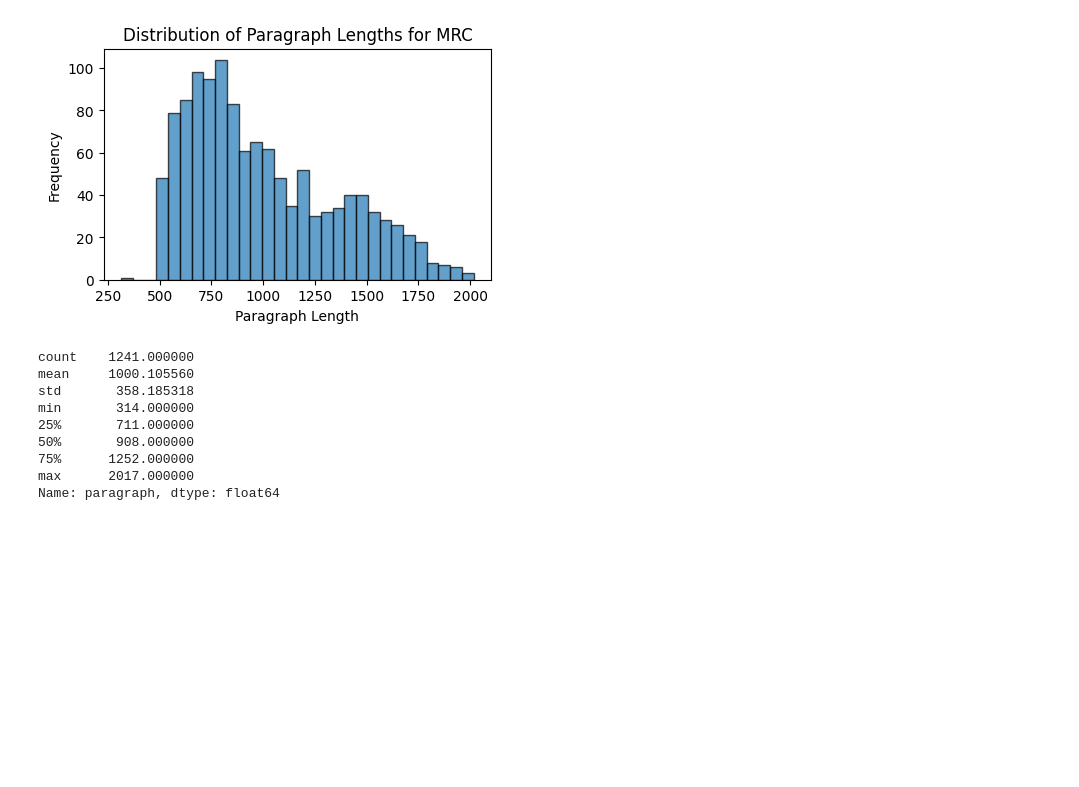
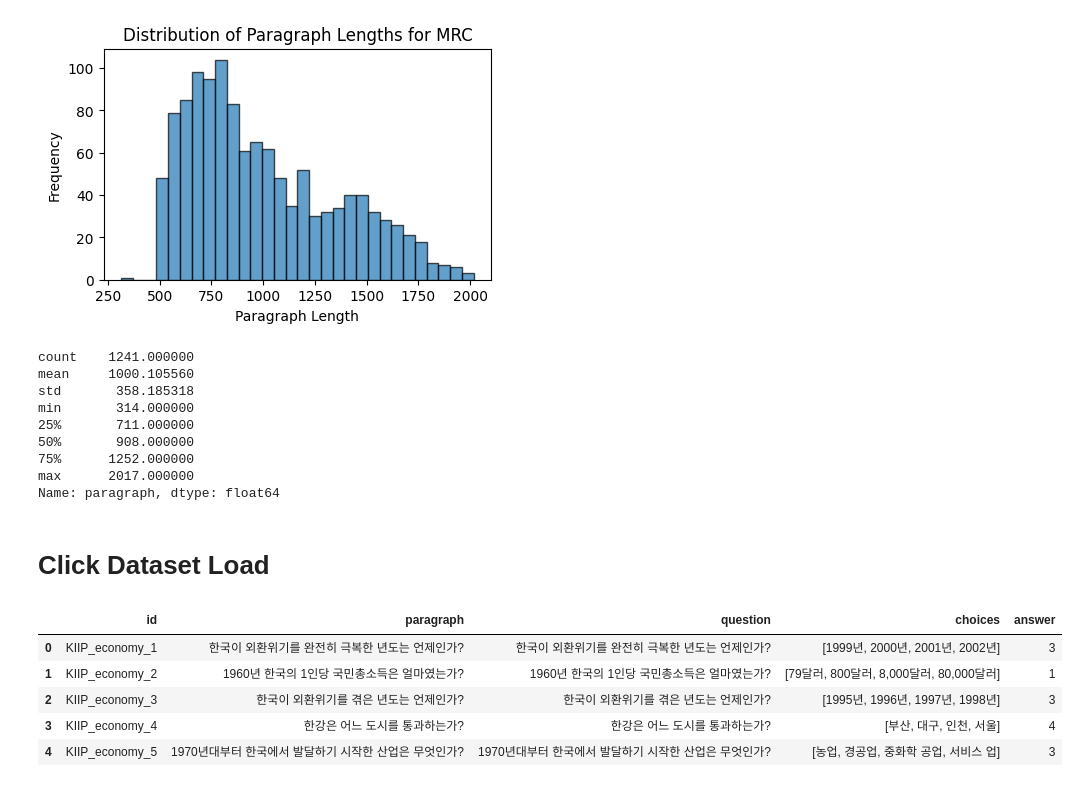
Before and after one commit to boostcampaitech7/level2-nlp-generationfornlp-nlp-10-lv3, a Jupyter notebook: EDA/eda_kyungjun.ipynb, the cells around one changed output. Cells and saved outputs as stored; diff of their text form; code cells hidden in the pictures; blank space fills up the shorter version.

```diff
--- a/EDA/eda_kyungjun.ipynb
+++ b/EDA/eda_kyungjun.ipynb
@@ -414,3 +416,39 @@ min       314.000000
 75%      1252.000000
 max      2017.000000
 Name: paragraph, dtype: float64
+# %% [markdown]
+# Click Dataset Load
+# %%
+data_id = "EunsuKim/CLIcK"
+dataset = load_dataset(data_id)
+dataset = pd.DataFrame(dataset["train"])
+
+# choice: str to List[str] & answer: str to int
+records = []
+for _, row in dataset.iterrows():
+    # remove label instruction text
+    pattern = r'다음은 .+에 대한 문제이다\.\n'
+    row["question"] = re.sub(pattern, "", row["question"])
+
+    id = row["id"]
+    paragraph = row["paragraph"] if len(row["paragraph"])!=0 else row["question"]
+    question = row["question"]
+    choices = row["choices"]
+    answer = choices.index(row["answer"])+1
+    records.append({
+        'id': id,
+        'paragraph': paragraph,
+        'question': question,
+        'choices': choices,
+        'answer': answer,
+    })
+df = pd.DataFrame(records)
+
+df.head()
+# %% [output]
+|  | id | paragraph | question | choices | answer |
+| 0 | KIIP_economy_1 | 한국이 외환위기를 완전히 극복한 년도는 언제인가? | 한국이 외환위기를 완전히 극복한 년도는 언제인가? | [1999년, 2000년, 2001년, 2002년] | 3 |
+| 1 | KIIP_economy_2 | 1960년 한국의 1인당 국민총소득은 얼마였는가? | 1960년 한국의 1인당 국민총소득은 얼마였는가? | [79달러, 800달러, 8,000달러, 80,000달러] | 1 |
+| 2 | KIIP_economy_3 | 한국이 외환위기를 겪은 년도는 언제인가? | 한국이 외환위기를 겪은 년도는 언제인가? | [1995년, 1996년, 1997년, 1998년] | 3 |
+| 3 | KIIP_economy_4 | 한강은 어느 도시를 통과하는가? | 한강은 어느 도시를 통과하는가? | [부산, 대구, 인천, 서울] | 4 |
+| 4 | KIIP_economy_5 | 1970년대부터 한국에서 발달하기 시작한 산업은 무엇인가? | 1970년대부터 한국에서 발달하기 시작한 산업은 무엇인가? | [농업, 경공업, 중화학 공업, 서비스 업] | 3 |
```
Also changed, not shown: parts of 7 cells of this notebook.
